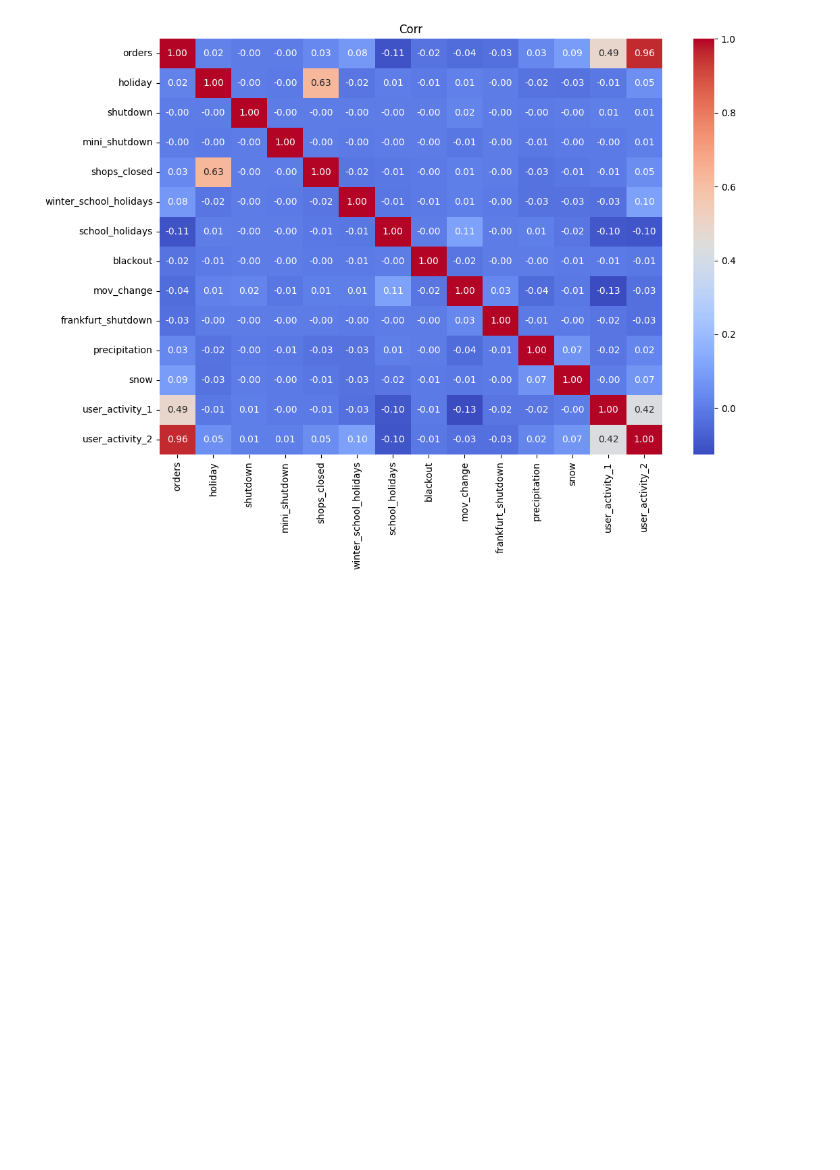
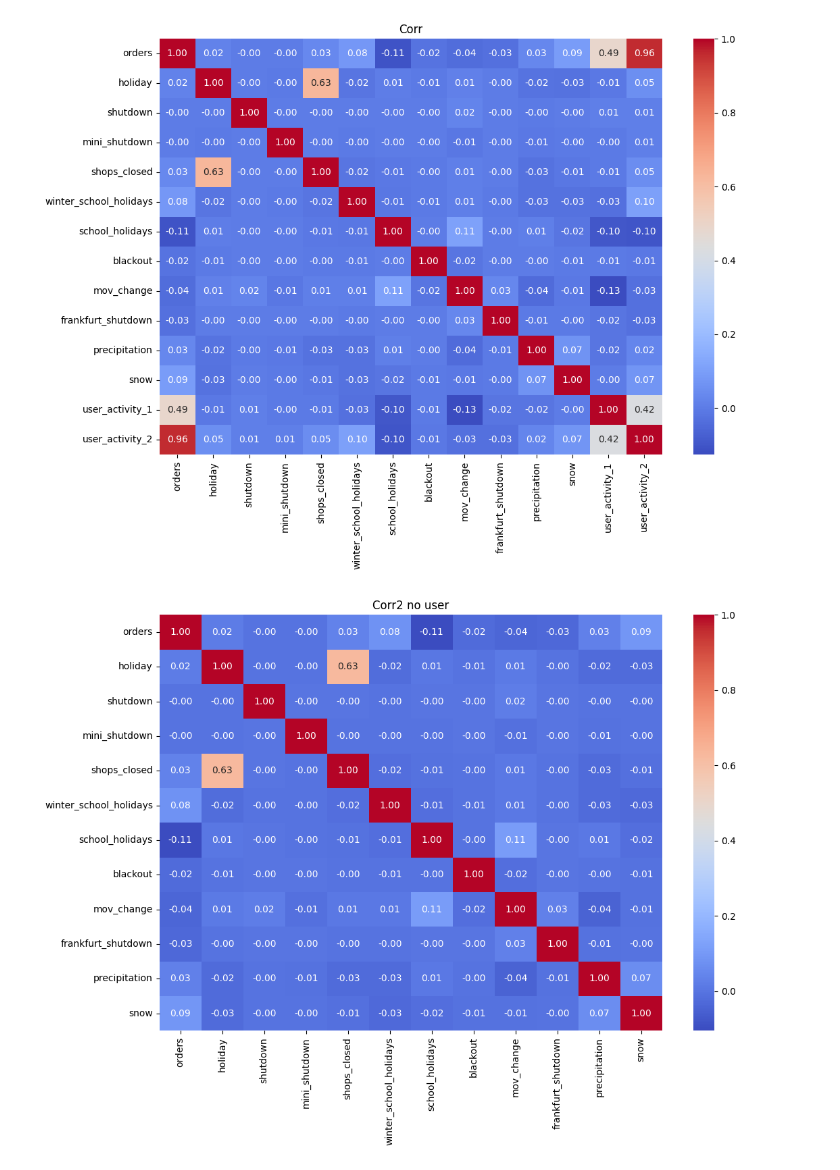
Before and after one commit to dluffyteddyber/Kaggle_Rohilk_Orders_Forecast, a Jupyter notebook: Data_vistualization.ipynb, the cells around one changed output. Saved outputs shown, nothing was run; the diff lists cells and outputs as text; code cells hidden in the pictures; blank space fills up the shorter version.

```diff
--- a/Data_vistualization.ipynb
+++ b/Data_vistualization.ipynb
@@ -5,33 +5,44 @@ import seaborn as sns
 
 data = pd.read_csv('train.csv')
 data['date'] = pd.to_datetime(data['date'])
 pivot_data = data.pivot(index='date', columns='warehouse', values='orders')
 
 plt.figure(figsize=(12, 6))
 
 for warehouse in pivot_data.columns:
     plt.plot(pivot_data.index, pivot_data[warehouse], label=warehouse)
 
 plt.xlabel('Date')
 plt.ylabel('Orders')
 plt.title('Orders Over Time by Warehouse')
 plt.legend(title='Warehouse')
 plt.grid(True)
 plt.show()
 
 
 ColumnDrop= ['warehouse','date','holiday_name','id']
 data.drop(columns=ColumnDrop, inplace=True)
-if 'date' in data.columns:
-    data['date'] = data.to_datetime(data['date'])
-    data.set_index('date', inplace =True)
 
 corr = data.corr()
 
 plt.figure(figsize=(12,8))
 sns.heatmap(corr, annot=True, fmt =".2f", cmap='coolwarm', cbar=True)
 plt.title('Corr')
 plt.show()
+
+
+'''ColumnDrop2= ['warehouse','date','holiday_name','id','user_activity_1','user_activity_2']'''
+ColumnDrop2= ['user_activity_1','user_activity_2']
+data.drop(columns=ColumnDrop2, inplace=True)
+
+
+corr2 = data.corr()
+
+plt.figure(figsize=(12,8))
+sns.heatmap(corr2, annot=True, fmt =".2f", cmap='coolwarm', cbar=True)
+plt.title('Corr2 no user')
+plt.show()
 # %% [output]
 [figure]
 [figure]
+[figure, added]
```
